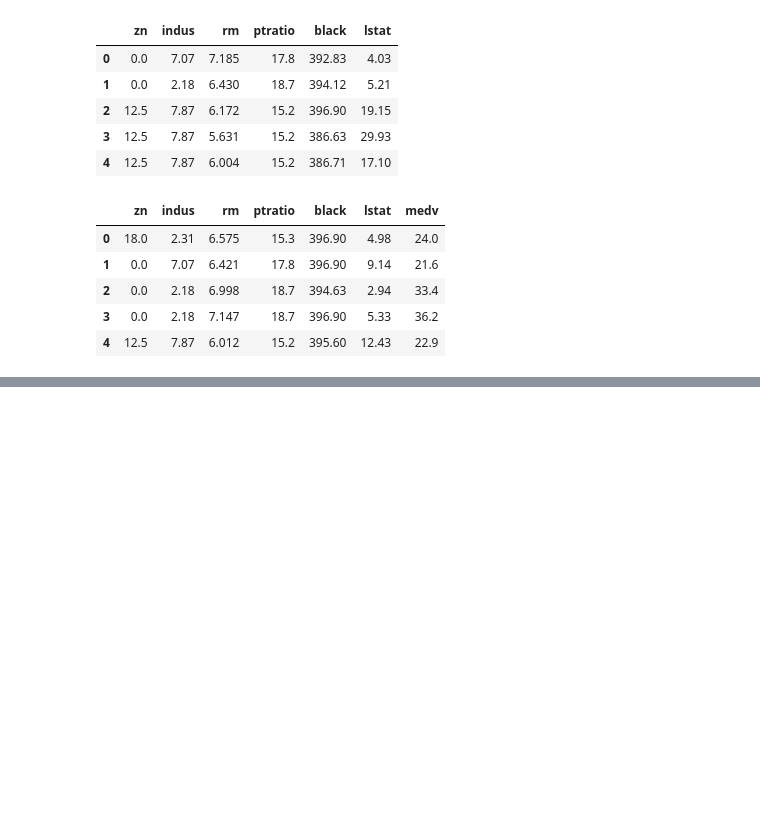
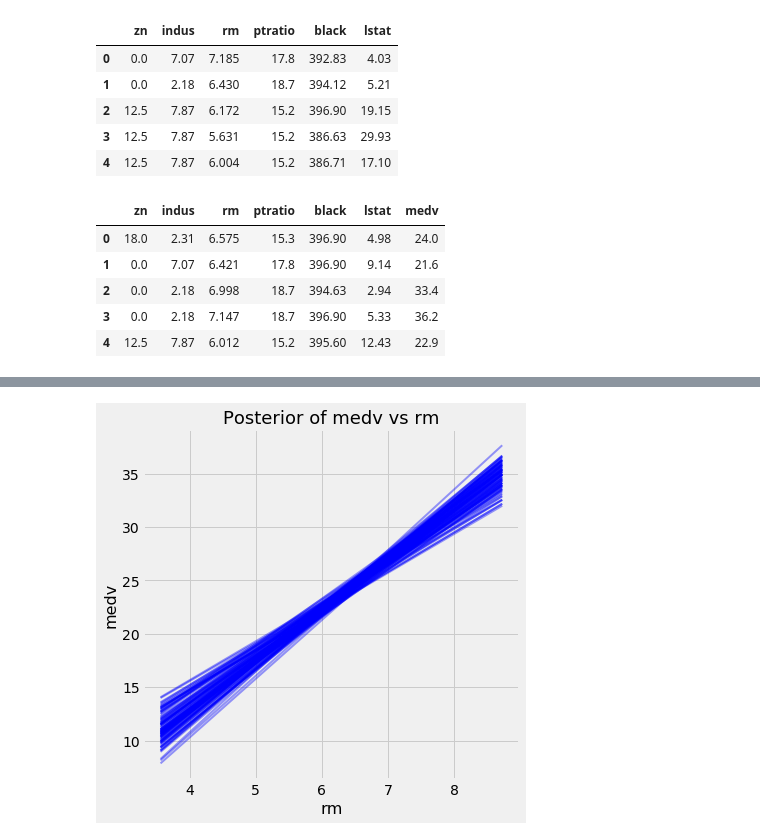
Before and after one commit to Debarsho/Bayesian-Machine-Learning, a Jupyter notebook: PML_BayesianLR.ipynb, the cells around one changed output, grey strips where cells are left out. Saved outputs shown, nothing was run; the diff lists cells and outputs as text; code cells hidden in the pictures; blank space fills up the shorter version.

```diff
--- a/PML_BayesianLR.ipynb
+++ b/PML_BayesianLR.ipynb
@@ -216,0 +319,4 @@ plt.show()
+# %%
+model_effect('rm', normal_trace, xtrain.drop(columns='medv'))
+# %% [output]
+[figure, added]
```
Also changed, not shown: parts of 15 cells of this notebook.
